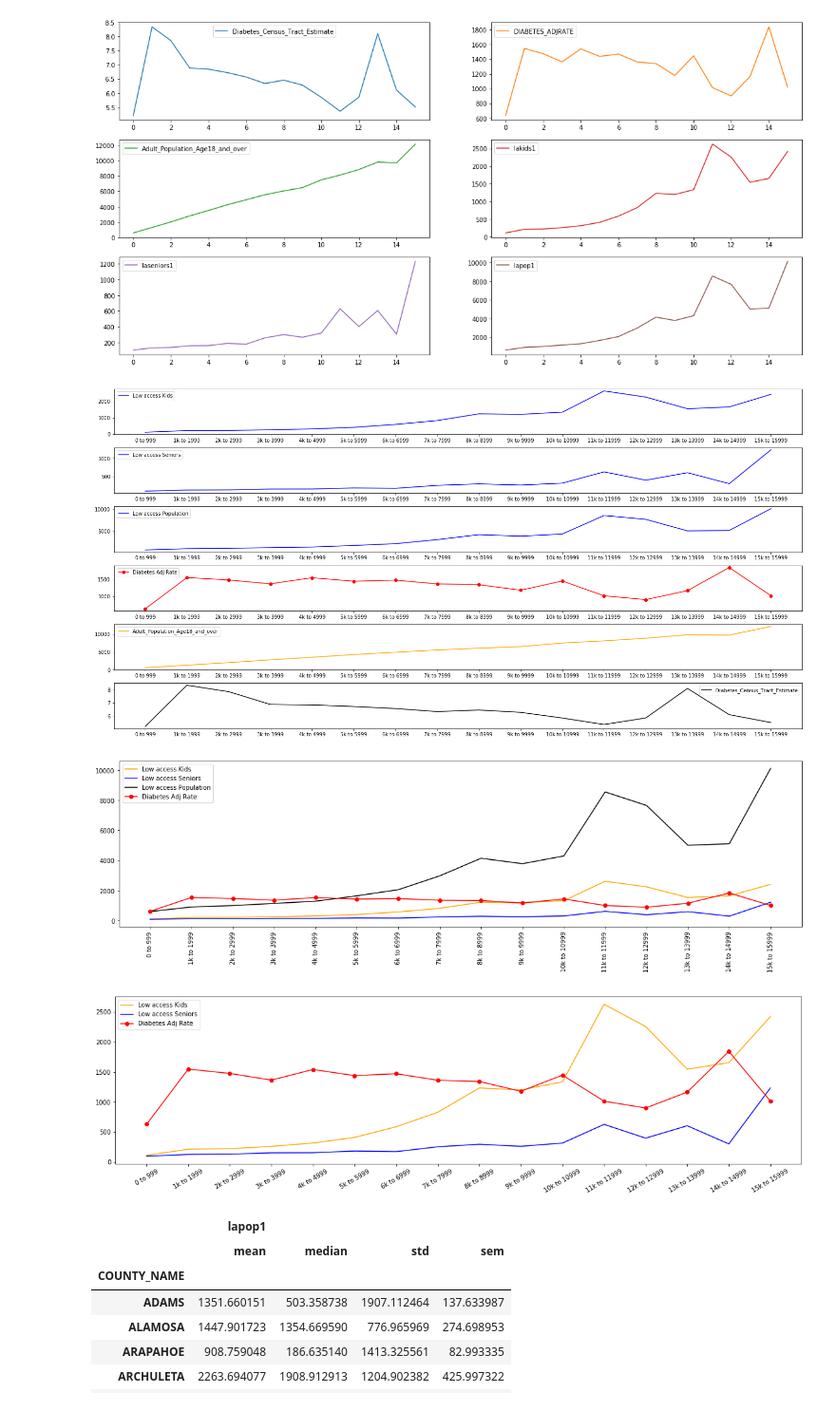
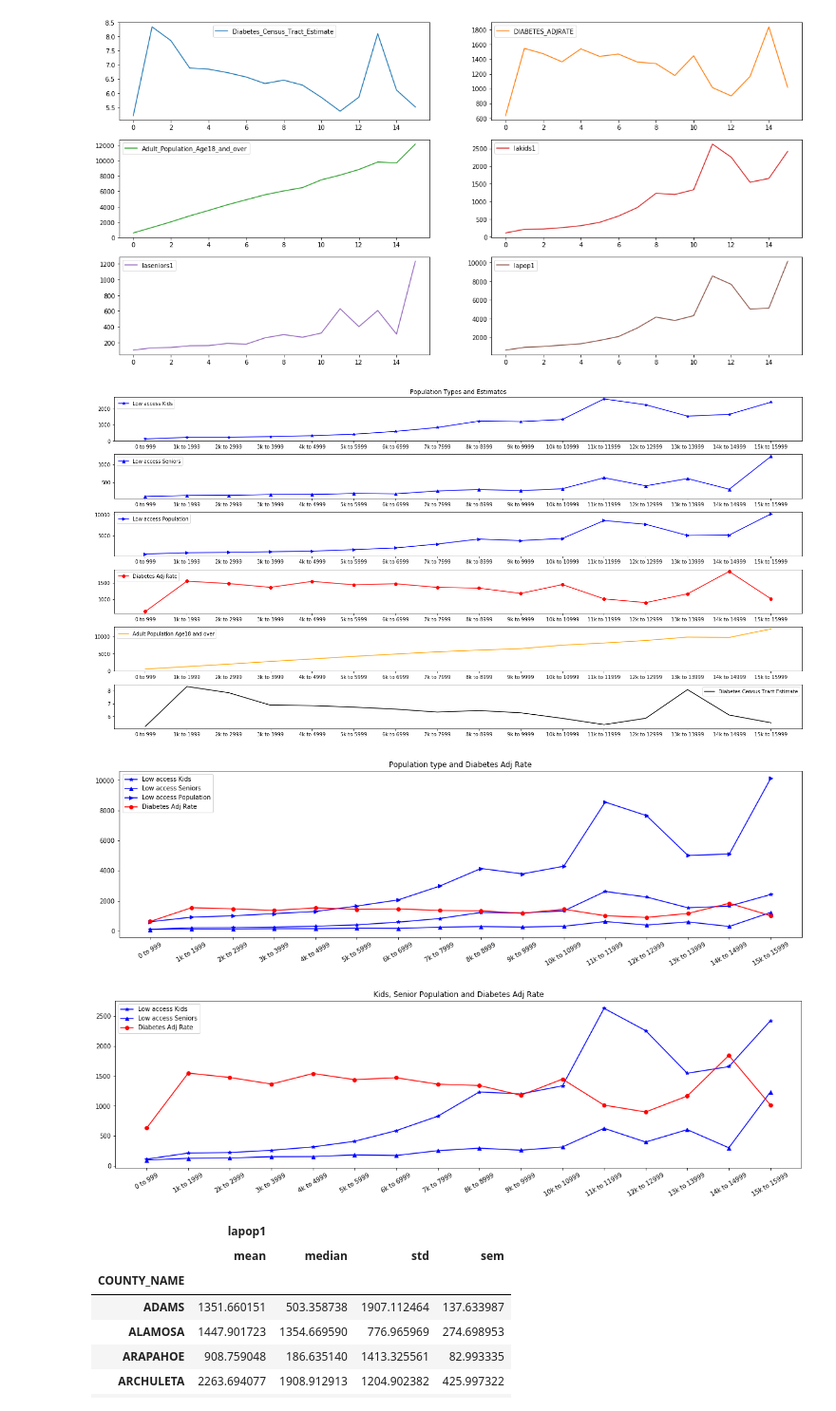
Before and after one commit to Ryan-Eberle/Diabetes-Demographics-in-Colorado, a Jupyter notebook: Diabetes_age_analysis.ipynb, the cells around one changed output. Shown at 95% size. Drawn from its saved outputs; the diff is of its cells as text; code cells hidden in the pictures.

```diff
--- a/Diabetes_age_analysis.ipynb
+++ b/Diabetes_age_analysis.ipynb
@@ -104,28 +89,31 @@ r = data_index["Diabetes_Census_Tract_Estimate"]
 
 
 plt.figure(figsize = (20,10))
+
 plt.subplot(6, 1, 1)
-plt.plot(x,y,label="Low access Kids",color='blue')
+plt.title("Population Types and Estimates")
+plt.plot(x,y,label="Low access Kids",color='blue',marker='*')
 plt.legend()
 plt.subplot(6, 1, 2)
-plt.plot(x,z,label="Low access Seniors",color='blue')
+plt.plot(x,z,label="Low access Seniors",color='blue',marker='^')
 plt.legend()
 plt.subplot(6, 1, 3)
-plt.plot(x,w,label="Low access Population",color='Blue')
+plt.plot(x,w,label="Low access Population",color='Blue',marker='>')
 plt.legend()
 plt.subplot(6, 1, 4)
 plt.plot(x,v,label="Diabetes Adj Rate",marker='o',color='red')
 plt.legend()
 plt.subplot(6, 1, 5)
-plt.plot(x,q,label="Adult_Population_Age18_and_over",color='orange')
+plt.plot(x,q,label="Adult Population Age18 and over",color='orange')
 plt.legend()
 plt.subplot(6, 1, 6)
-plt.plot(x,r,label="Diabetes_Census_Tract_Estimate",color='black')
+plt.plot(x,r,label="Diabetes Census Tract Estimate",color='black')
 plt.tight_layout(pad=1.0)
 plt.legend()
+
 plt.savefig(r"Images/6elem.png")
 # %% [output]
-[figure, old version]
+[figure, new version]
 # %%
 data_index = a
 x = data_index["Population_Total_bins"]
@@ -135,31 +123,33 @@ w = data_index["lapop1"]
 v = data_index["DIABETES_ADJRATE"]
 
 plt.figure(figsize = (20,5))
-plt.plot(x,y,label="Low access Kids",color='orange')
-plt.plot(x,z,label="Low access Seniors",color='blue')
-plt.plot(x,w,label="Low access Population",color='Black')
+plt.title("Population type and Diabetes Adj Rate")
+plt.plot(x,y,label="Low access Kids",color='blue',marker='*')
+plt.plot(x,z,label="Low access Seniors",color='blue',marker='^')
+plt.plot(x,w,label="Low access Population",color='Blue',marker='>')
 plt.plot(x,v,label="Diabetes Adj Rate",marker='o',color='red')
-plt.xticks(rotation = 90)
+plt.xticks(rotation = 30)
 plt.legend()
 plt.savefig(r"Images/lakspadjrate.png")
 # %% [output]
-[figure, old version]
+[figure, new version]
 # %%
 data_index = a
 x = data_index["Population_Total_bins"]
 y = data_index["lakids1"]
 z= data_index["laseniors1"]
 v = data_index["DIABETES_ADJRATE"]
 
 plt.figure(figsize = (20,5))
-plt.plot(x,y,label="Low access Kids",color='orange')
-plt.plot(x,z,label="Low access Seniors",color='blue')
+plt.title("Kids, Senior Population and Diabetes Adj Rate")
+plt.plot(x,y,label="Low access Kids",color='blue',marker='*')
+plt.plot(x,z,label="Low access Seniors",color='blue',marker='^')
 plt.plot(x,v,label="Diabetes Adj Rate",marker='o',color='red')
 plt.xticks(rotation = 30)
 plt.legend()
 plt.savefig(r"Images/laksadjrate.png")
 # %% [output]
-[figure, old version]
+[figure, new version]
 # %%
 #summary low access pop by County
 mean_p=combined_data_df[['COUNTY_NAME', 'lapop1']].groupby('COUNTY_NAME').mean()['lapop1']
```
Also changed, not shown: parts of 1 cell of this notebook, 3 other files.
